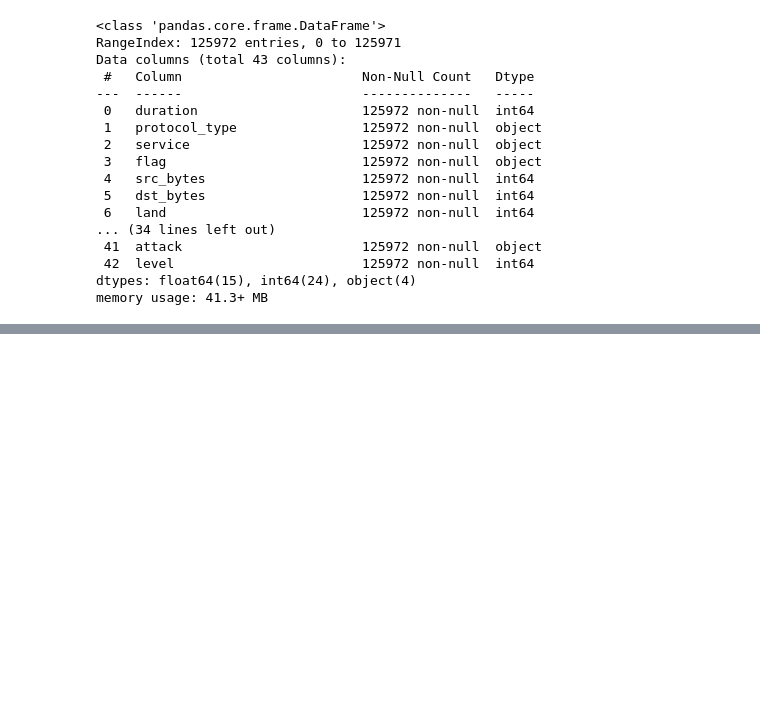
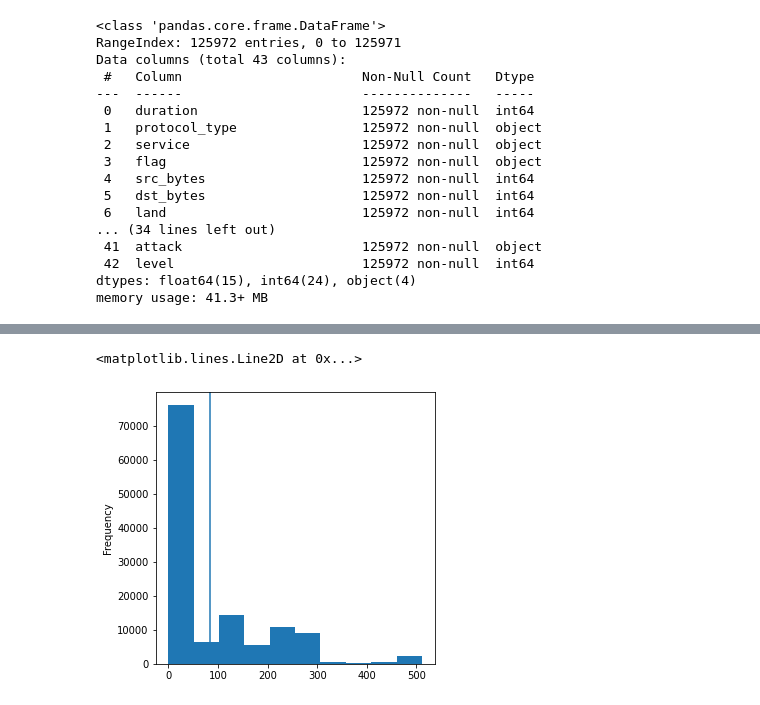
Before and after one commit to RedBatProject/Learning-tools, a Jupyter notebook: data_science.ipynb, the cells around one changed output, grey strips where cells are left out. Cells and saved outputs as stored; diff of their text form; code cells hidden in the pictures; blank space fills up the shorter version.

```diff
--- a/data_science.ipynb
+++ b/data_science.ipynb
@@ -246,6 +216,8 @@ Welcome!
 train = '/content/drive/MyDrive/dataset3/KDDTrain+.txt'
 df = pd.read_csv(train)
 # %%
+train = '/content/drive/MyDrive/dataset3/KDDTrain+.txt'
+df = pd.read_csv(train)
 # add the column labels
 columns = (['duration'
 ,'protocol_type'
@@ -290,3 +262,5 @@ columns = (['duration'
 ,'dst_host_srv_rerror_rate'
 ,'attack'
 ,'level'])
+df.columns = columns
+df.head()
@@ -322,0 +363,6 @@ memory usage: 41.3+ MB
+# %%
+ax = df['count'].plot(kind = 'hist', figsize = (5,5))
+ax.axvline(df['count'].mean())
+# %% [output]
+<matplotlib.lines.Line2D at 0x...>
+[figure, added]
```
Also changed, not shown: parts of 91 cells of this notebook.
